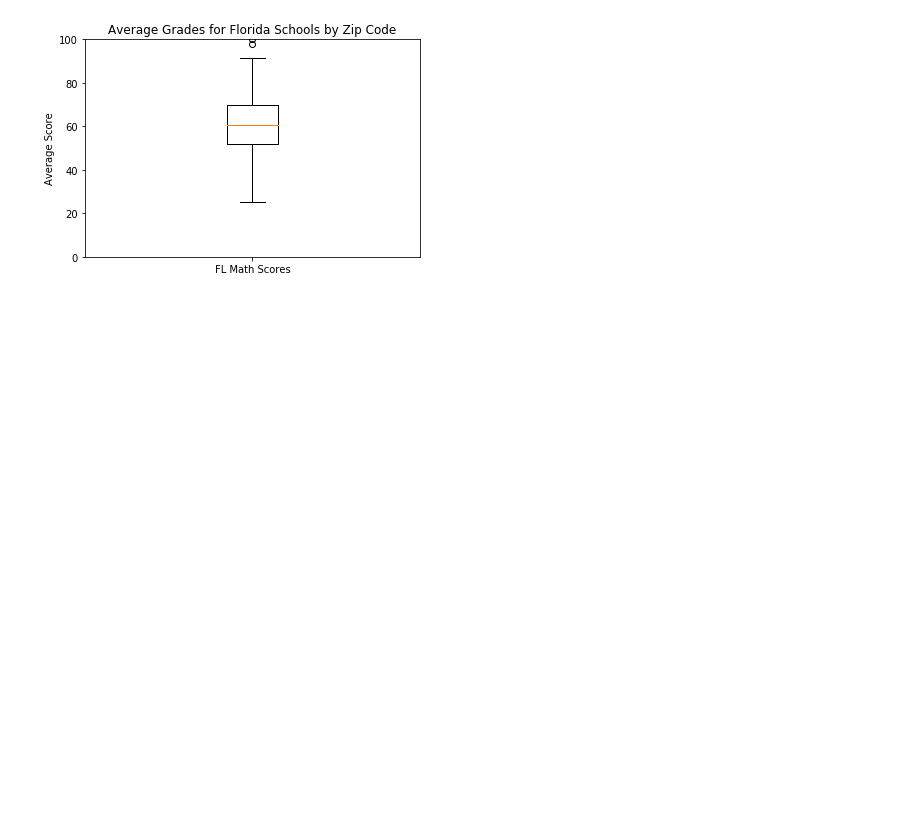
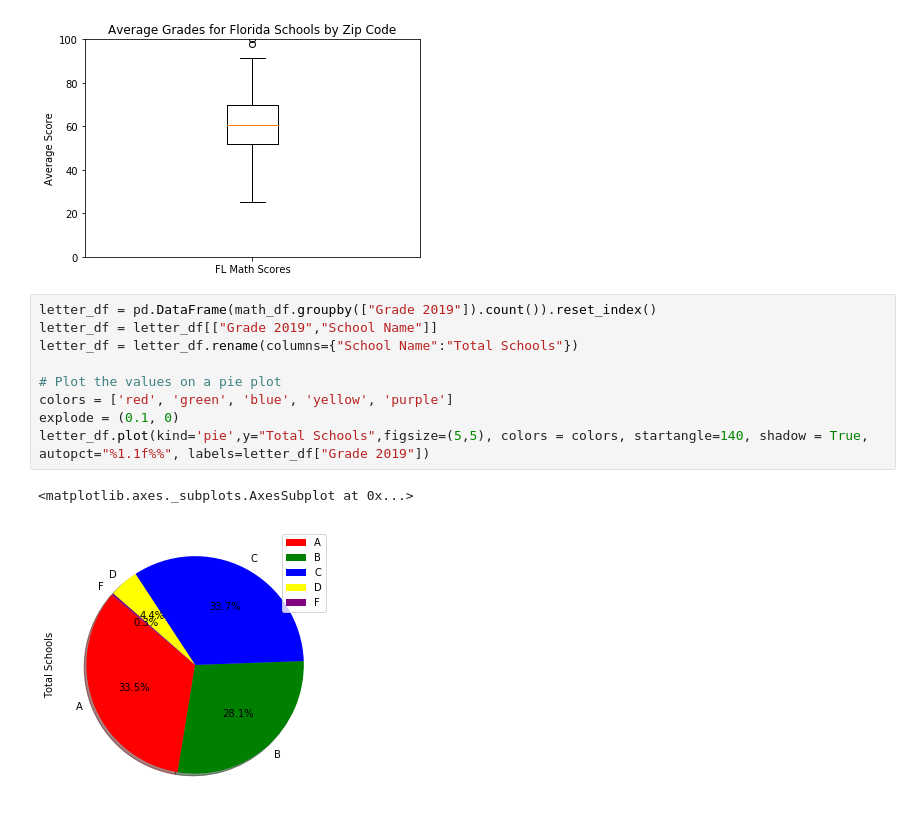
Before and after one commit to nleopard/Florida-Housing-vs-Public-Schools, a Jupyter notebook: Math_Analysis.ipynb, the cells around one changed output. Cells and saved outputs as stored; diff of their text form; blank space fills up the shorter version.

```diff
--- a/Math_Analysis.ipynb
+++ b/Math_Analysis.ipynb
@@ -141,3 +141,15 @@ plt.boxplot(avg_math_score, labels=score_list)
 plt.show()
 # %% [output]
 [figure]
+# %%
+letter_df = pd.DataFrame(math_df.groupby(["Grade 2019"]).count()).reset_index()
+letter_df = letter_df[["Grade 2019","School Name"]]
+letter_df = letter_df.rename(columns={"School Name":"Total Schools"})
+
+# Plot the values on a pie plot
+colors = ['red', 'green', 'blue', 'yellow', 'purple']
+explode = (0.1, 0)
+letter_df.plot(kind='pie',y="Total Schools",figsize=(5,5), colors = colors, startangle=140, shadow = True, autopct="%1.1f%%", labels=letter_df["Grade 2019"])
+# %% [output]
+<matplotlib.axes._subplots.AxesSubplot at 0x...>
+[figure, added]
```
